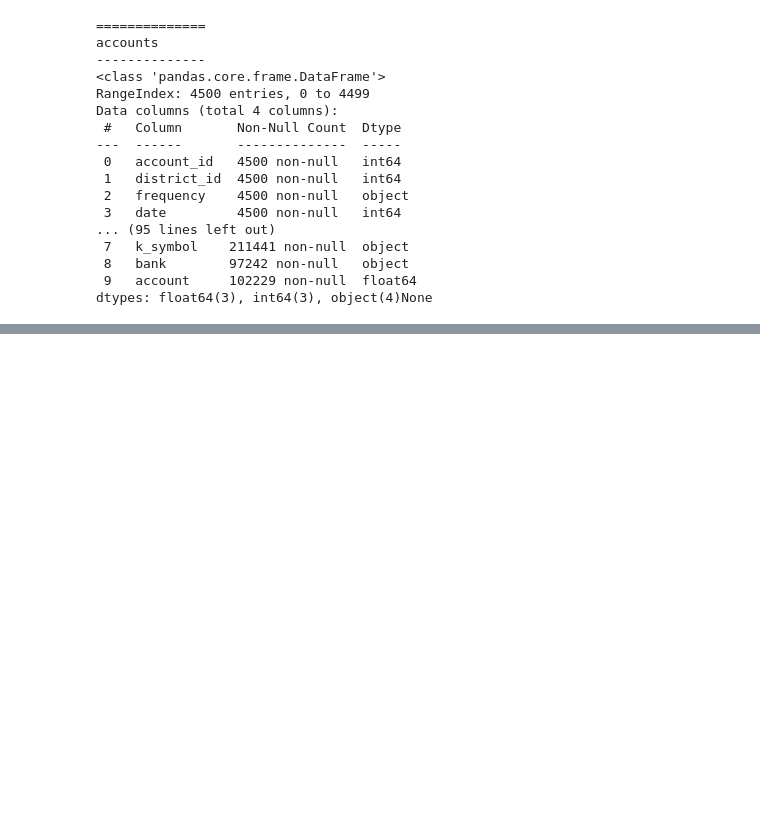
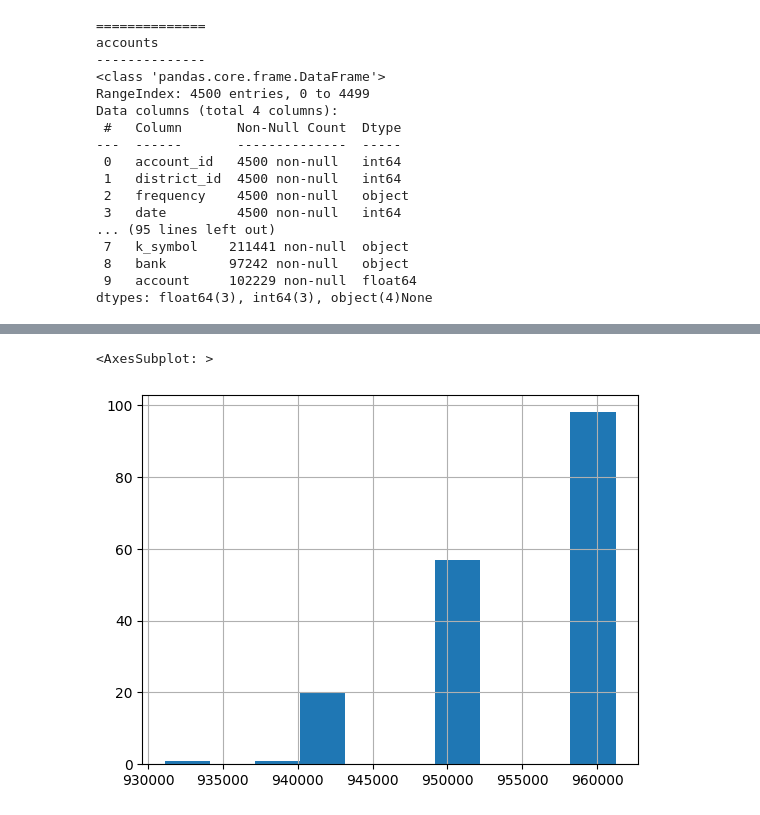
Before and after one commit to biromiro/feup-ac, a Jupyter notebook: main.ipynb, the cells around one changed output, grey strips where cells are left out. Cells and saved outputs as stored; diff of their text form; code cells hidden in the pictures; blank space fills up the shorter version.

```diff
--- a/main.ipynb
+++ b/main.ipynb
@@ -224,0 +384,5 @@ msno.heatmap(trans_dev)
+# %%
+cards_dev['issued'].hist()
+# %% [output]
+<AxesSubplot: >
+[figure, added]
```
Also changed, not shown: parts of 15 cells of this notebook, 1 other file.
